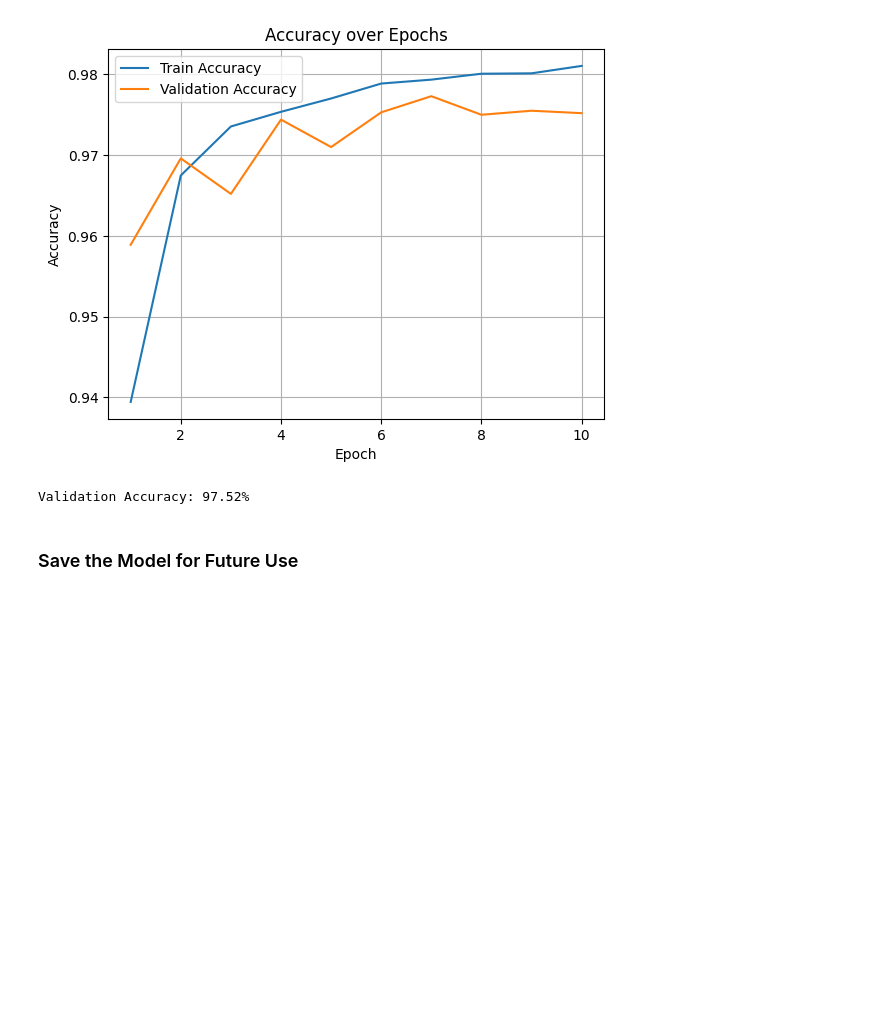
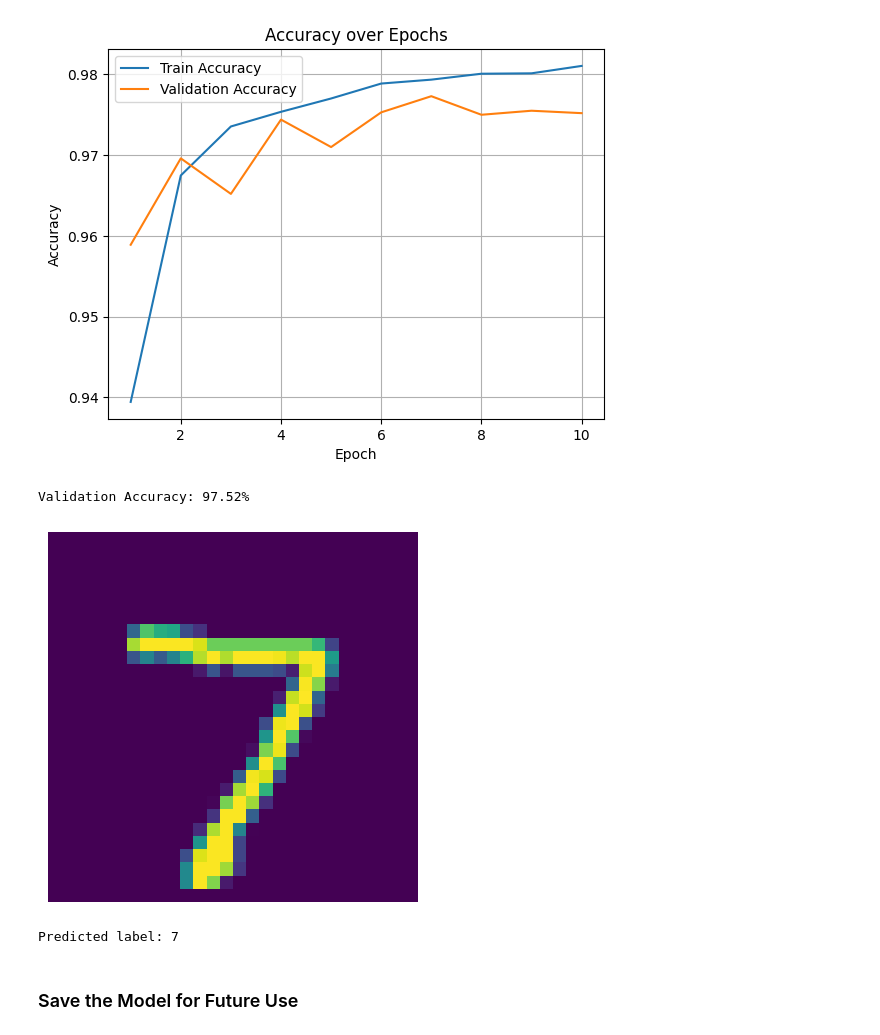
Before and after one commit to 7174Andy/machine-learning-projects, a Jupyter notebook: handwritten-recognition.ipynb, the cells around one changed output. Drawn from its saved outputs; the diff is of its cells as text; code cells hidden in the pictures; blank space fills up the shorter version.

```diff
--- a/handwritten-recognition.ipynb
+++ b/handwritten-recognition.ipynb
@@ -181,6 +181,16 @@ with torch.no_grad():
 print(f"Validation Accuracy: {acc.compute().item() * 100:.2f}%")
 # %% [output]
 Validation Accuracy: 97.52%
+# %%
+example = validationSet[0][0].unsqueeze(0).to(device)
+# Display the example image
+imshow(example.cpu().squeeze(0))
+output = model(example)
+_, predicted = torch.max(output.data, 1)
+print(f'Predicted label: {predicted.item()}')
+# %% [output]
+[figure, added]
+Predicted label: 7
 # %% [markdown]
 ### Save the Model for Future Use
 # %%
```
Also changed, not shown: 2 other files.
